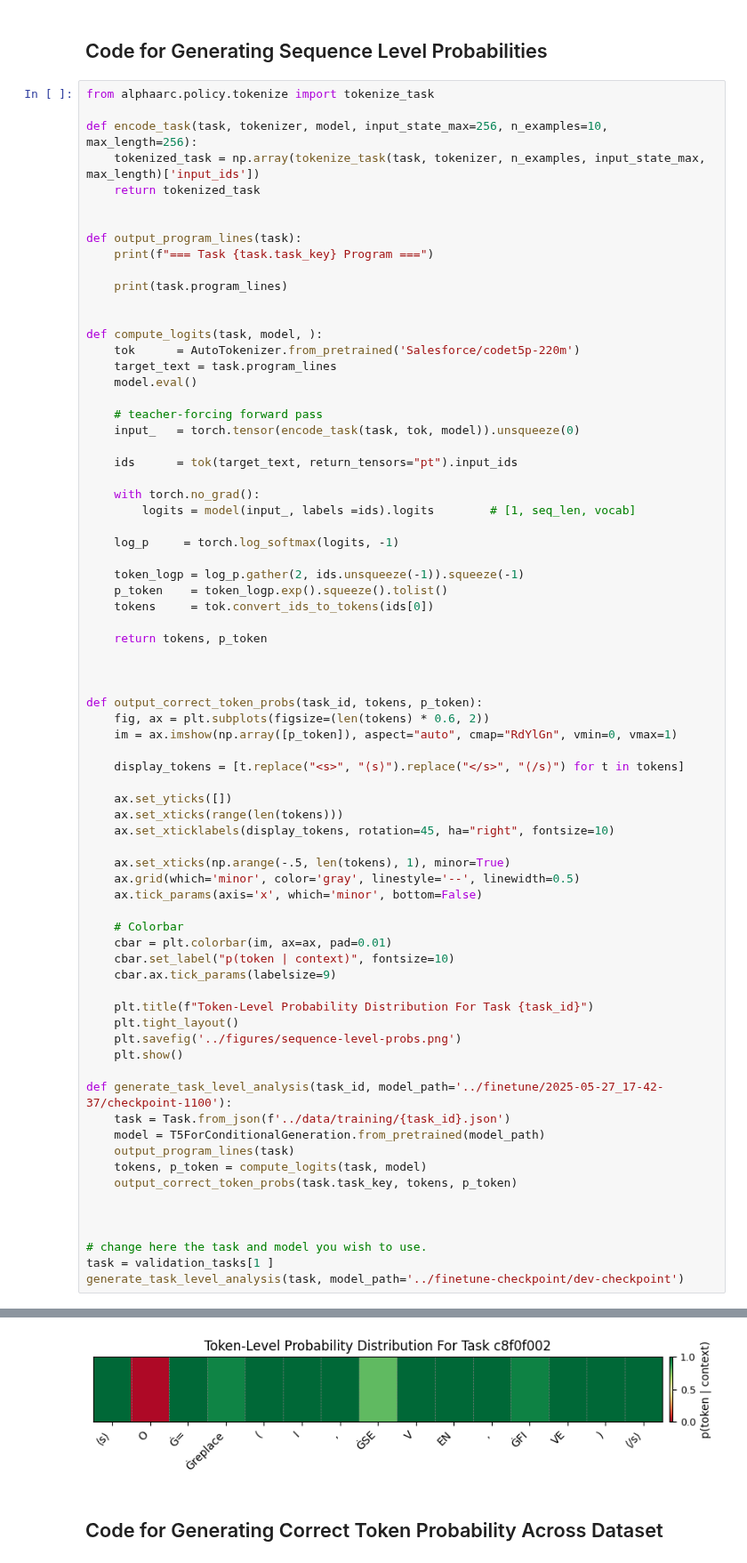
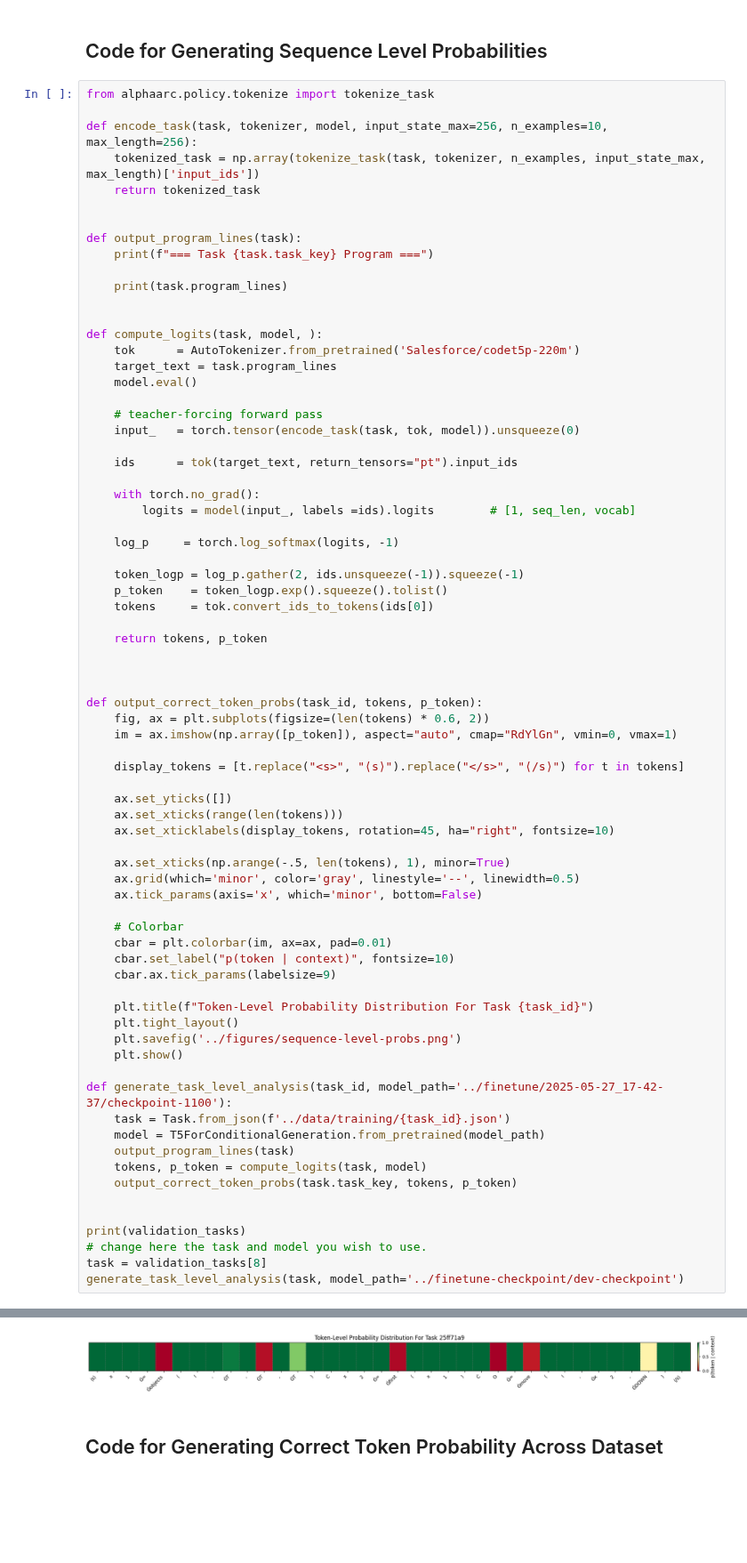
Before and after one commit to MGWSimpson/AlphaARC, a Jupyter notebook: analysis/identifying_breakpoints.ipynb, the cells around one changed output, grey strips where cells are left out. Shown at 89% size. Cells and saved outputs as stored; diff of their text form; blank space fills up the shorter version.

```diff
--- a/analysis/identifying_breakpoints.ipynb
+++ b/analysis/identifying_breakpoints.ipynb
@@ -99,8 +99,8 @@ def generate_task_level_analysis(task_id, model_path='../finetune/2025-05-27_17-
     output_correct_token_probs(task.task_key, tokens, p_token)
 
 
-
+print(validation_tasks)
 # change here the task and model you wish to use.
-task = validation_tasks[1 ]
+task = validation_tasks[8]
 generate_task_level_analysis(task, model_path='../finetune-checkpoint/dev-checkpoint')
 # %% [output]
@@ -109,4 +112,4 @@ O = replace(I, SEVEN, FIVE)
-[figure, old version]
+[figure, new version]
 # %% [markdown]
 ## Code for Generating Correct Token Probability Across Dataset
 # %%
```
Also changed, not shown: parts of 1 cell of this notebook, 13 other files.
